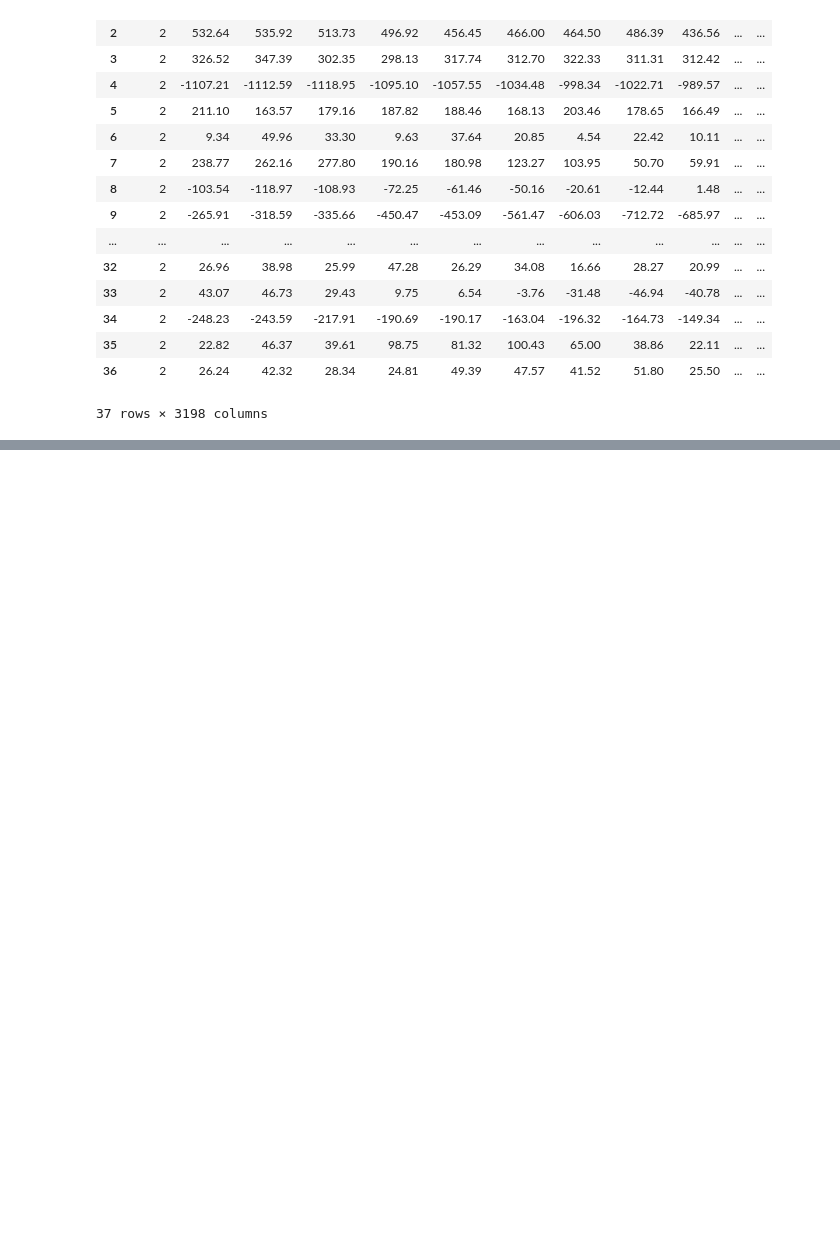
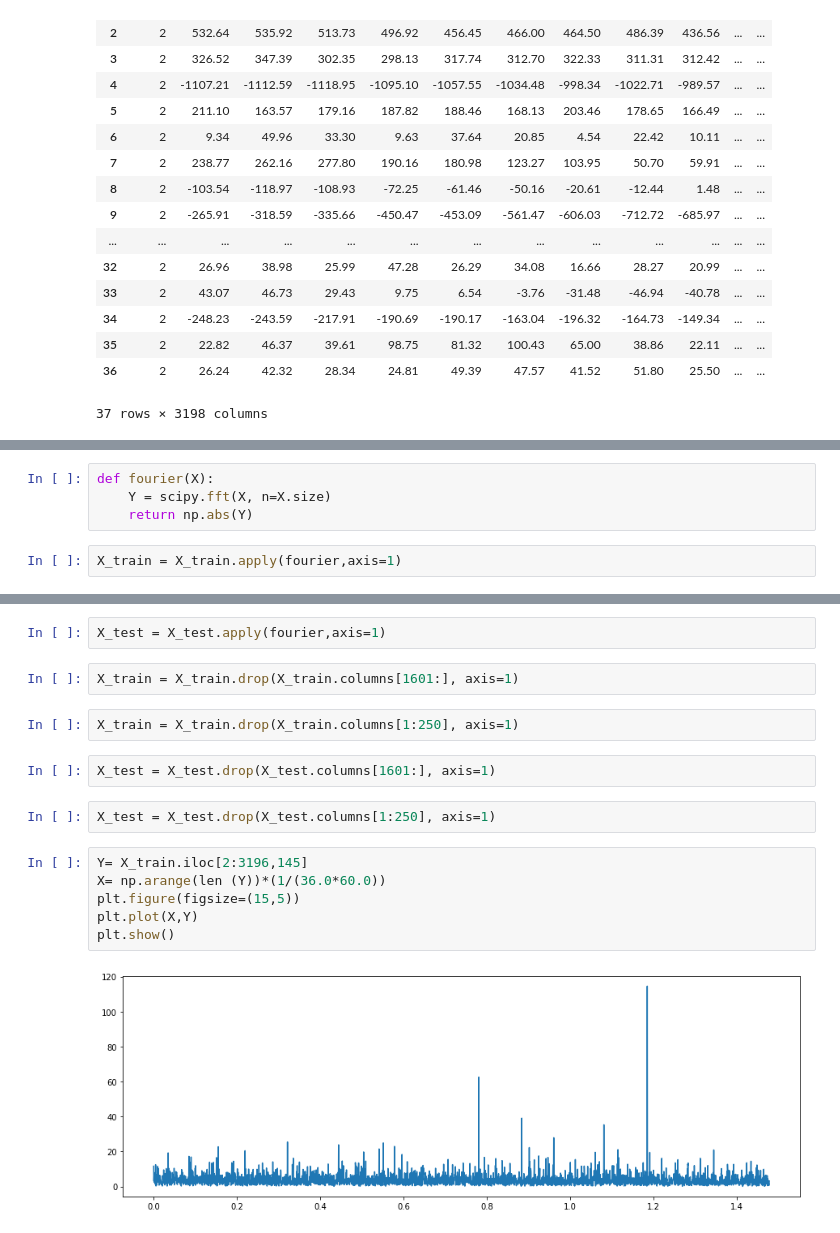
Before and after one commit to jfcarmonag/exoplanet-star-detection, a Jupyter notebook: exostar.ipynb, the cells around one changed output, grey strips where cells are left out. Drawn from its saved outputs; the diff is of its cells as text; blank space fills up the shorter version.

```diff
--- a/exostar.ipynb
+++ b/exostar.ipynb
@@ -110,0 +206,6 @@ plt.show()
+# %%
+def fourier(X):
+    Y = scipy.fft(X, n=X.size)
+    return np.abs(Y)
+# %%
+X_train = X_train.apply(fourier,axis=1)
@@ -110,0 +222,18 @@ plt.show()
+# %%
+X_test = X_test.apply(fourier,axis=1)
+# %%
+X_train = X_train.drop(X_train.columns[1601:], axis=1)
+# %%
+X_train = X_train.drop(X_train.columns[1:250], axis=1)
+# %%
+X_test = X_test.drop(X_test.columns[1601:], axis=1)
+# %%
+X_test = X_test.drop(X_test.columns[1:250], axis=1)
+# %%
+Y= X_train.iloc[2:3196,145]
+X= np.arange(len (Y))*(1/(36.0*60.0))
+plt.figure(figsize=(15,5))
+plt.plot(X,Y)
+plt.show()
+# %% [output]
+[figure, added]
```
Also changed, not shown: parts of 75 cells of this notebook.
